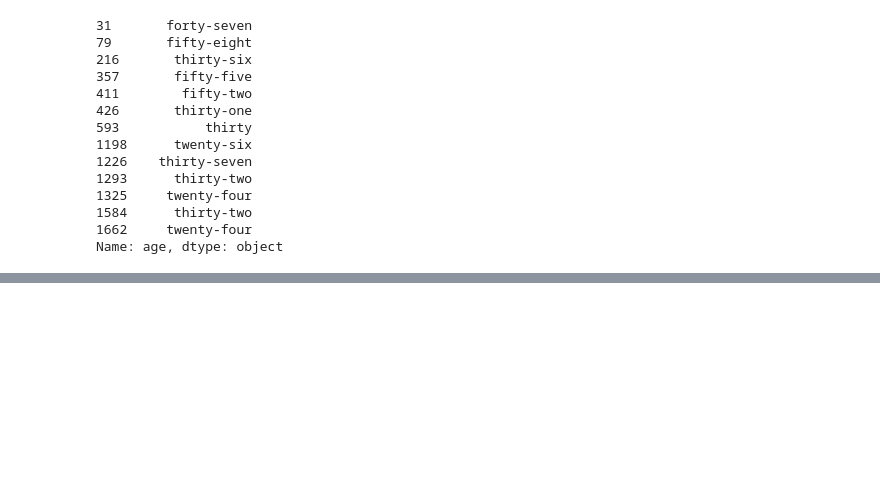
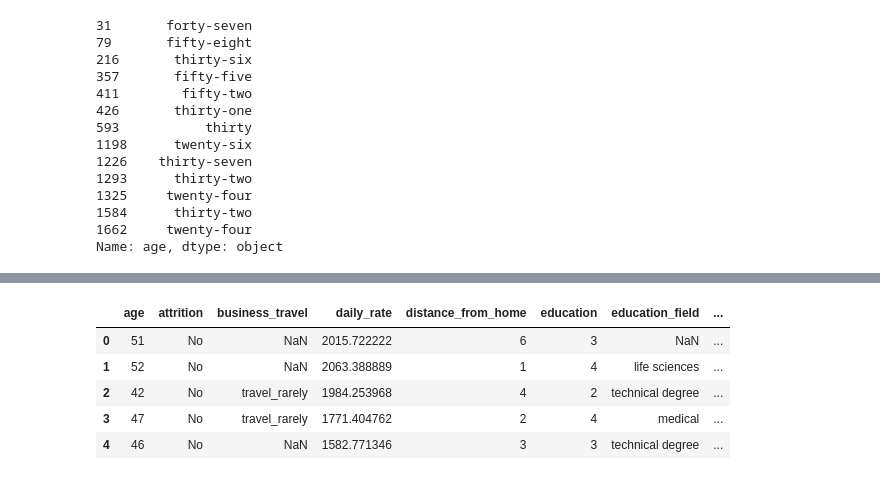
Before and after one commit to VeroSanchezO/proyecto-da-promo-k-modulo-3-team-5, a Jupyter notebook: Fase_2.ipynb, the cells around one changed output, grey strips where cells are left out. Cells and saved outputs as stored; diff of their text form; code cells hidden in the pictures; blank space fills up the shorter version.

```diff
--- a/Fase_2.ipynb
+++ b/Fase_2.ipynb
@@ -143,0 +222,12 @@ df.head()
+# %%
+# Cambiamos los datos a minusculas
+df_2[["education_field", "job_role", "marital_status", "overtime"]] = df_2[["education_field", "job_role", "marital_status", "overtime"]].apply(lambda x: x.str.lower())
+# %%
+df_2.head()
+# %% [output]
+|  | age | attrition | business_travel | daily_rate | distance_from_home | education | education_field | ... |
+| 0 | 51 | No | NaN | 2015.722222 | 6 | 3 | NaN | ... |
+| 1 | 52 | No | NaN | 2063.388889 | 1 | 4 | life sciences | ... |
+| 2 | 42 | No | travel_rarely | 1984.253968 | 4 | 2 | technical degree | ... |
+| 3 | 47 | No | travel_rarely | 1771.404762 | 2 | 4 | medical | ... |
+| 4 | 46 | No | NaN | 1582.771346 | 3 | 3 | technical degree | ... |
```
Also changed, not shown: parts of 10 cells of this notebook.
